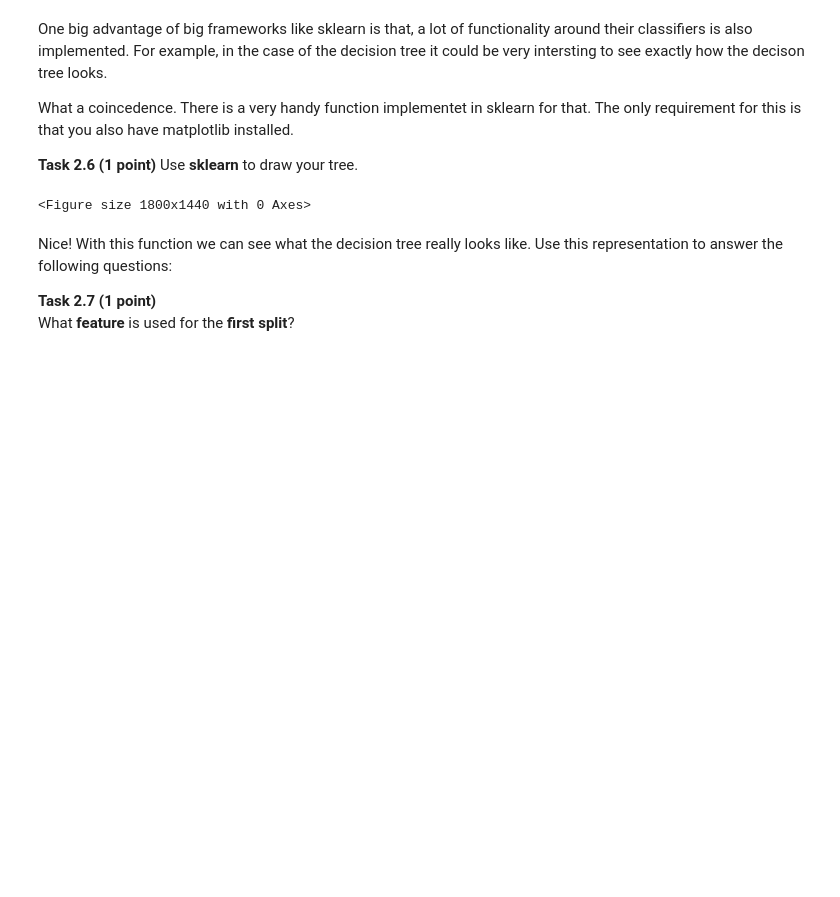
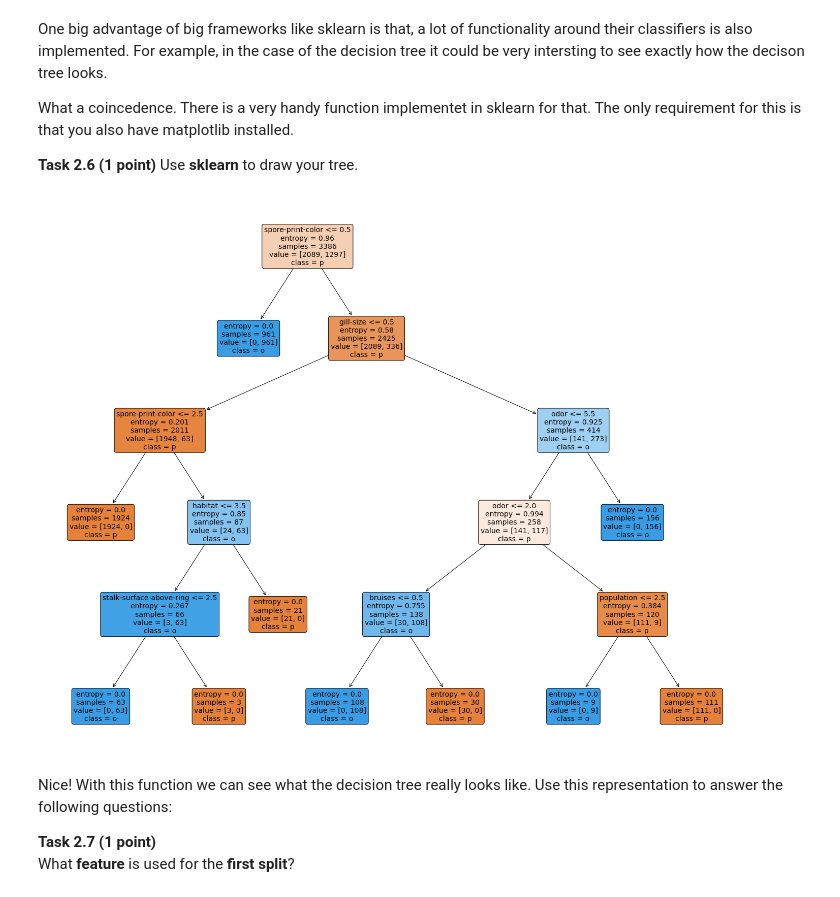
Before and after one commit to FAHADSUST/ML-Assignment, a Jupyter notebook: assignment_graded_1/assignment_graded_1.ipynb, the cells around one changed output. Saved outputs shown, nothing was run; the diff lists cells and outputs as text; code cells hidden in the pictures; blank space fills up the shorter version.

```diff
--- a/assignment_graded_1/assignment_graded_1.ipynb
+++ b/assignment_graded_1/assignment_graded_1.ipynb
@@ -471,12 +471,22 @@ __Task 2.6 (1 point)__ Use **sklearn** to draw your tree.
 # %%
 import matplotlib.pyplot as plt
 from sklearn.tree import plot_tree
 
 fig = plt.figure(figsize=(25,20))
 
+
+plot_tree(dtc,
+              feature_names=feature_names,
+              class_names=class_names,
+              filled=True,
+              rounded=True,
+              fontsize=14)
+
+plt.show()
+
 # feature_names and class_names are already defined in the cell where the data is loaded
 # %% [output]
-<Figure size 1800x1440 with 0 Axes>
+[figure, added]
 # %% [markdown]
 Nice! With this function we can see what the decision tree really looks like. Use this representation to answer the following questions:
 
```
